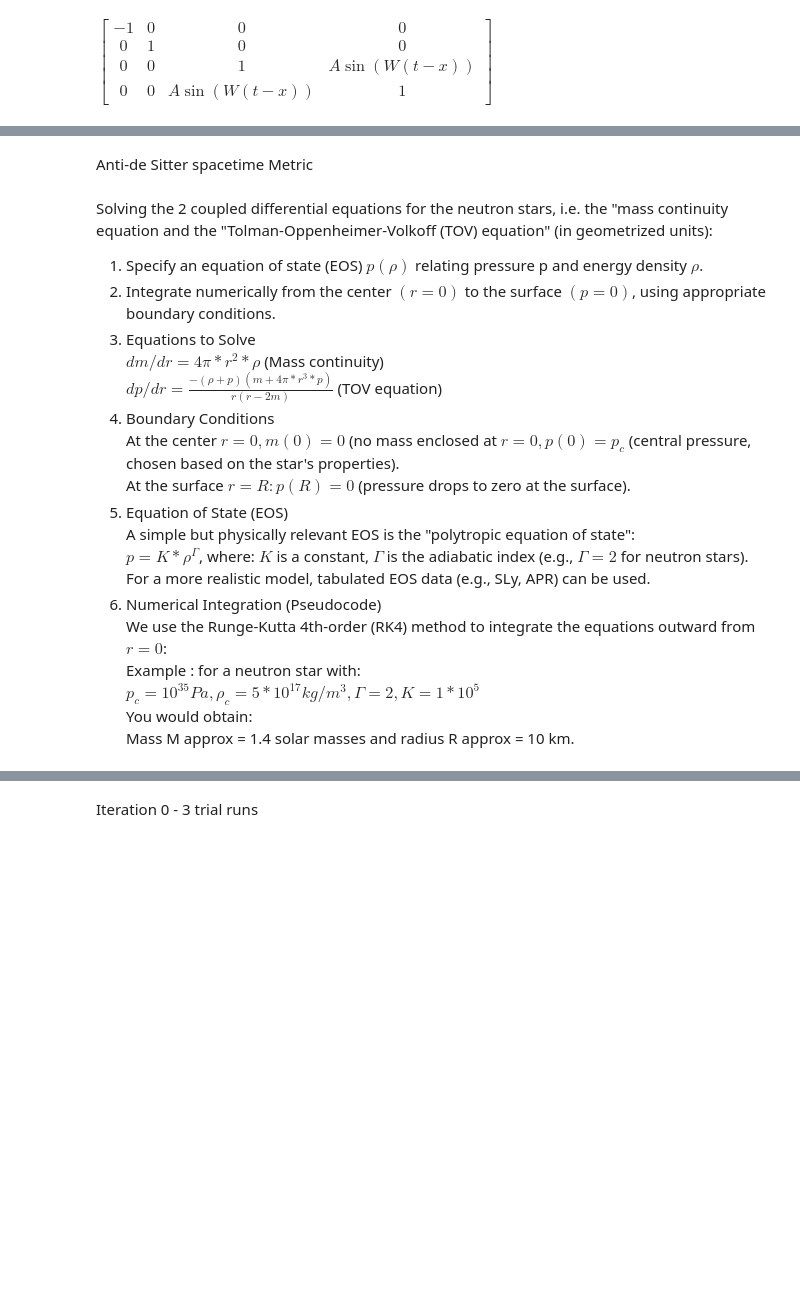
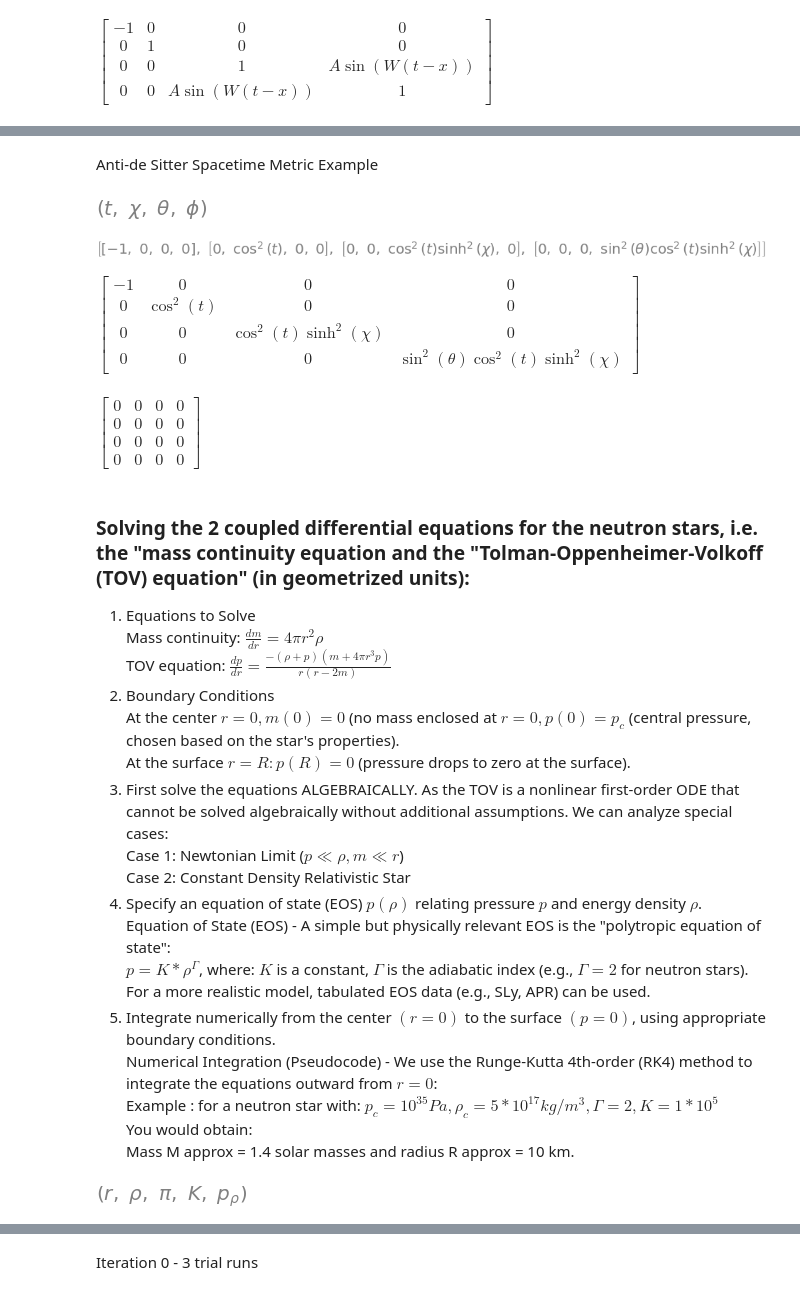
Before and after one commit to raywkhon/PyAstro, a Jupyter notebook: EinsteinPy.ipynb, the cells around one changed output, grey strips where cells are left out. Cells and saved outputs as stored; diff of their text form; code cells hidden in the pictures; blank space fills up the shorter version.

```diff
--- a/EinsteinPy.ipynb
+++ b/EinsteinPy.ipynb
@@ -34,2 +79,2 @@ import scipy as sp
 # %% [markdown]
-Anti-de Sitter spacetime Metric
+Anti-de Sitter Spacetime Metric Example
@@ -45,20 +81,55 @@ einst.tensor() # Output:  Einstein Tensor
+# %%
+syms = sympy.symbols("t chi theta phi")
+t, ch, th, ph = syms
+syms
+# %% [output]
+[figure, added]
+# %%
+m = sympy.diag(-1, cos(t) ** 2, cos(t) ** 2 * sinh(ch) ** 2, cos(t) ** 2 * sinh(ch) ** 2 * sin(th) ** 2).tolist()
+m
+# %% [output]
+[figure, added]
+# %%
+metric = MetricTensor(m, syms)
+metric.tensor() # Input - metric tensor
+# %% [output]
+$\displaystyle \left[\begin{matrix}-1 & 0 & 0 & 0\\0 & \cos^{2}{\left(t \right)} & 0 & 0\\0 & 0 & \cos^{2}{\left(t \right)} \sinh^{2}{\left(\chi \right)} & 0\\0 & 0 & 0 & \sin^{2}{\left(\theta \right)} \cos^{2}{\left(t \right)} \sinh^{2}{\left(\chi \right)}\end{matrix}\right]$
+# %%
+einst = EinsteinTensor.from_metric(metric) # Calculate the Einstein Tensor (with both indices covariant)
+einst.tensor() # Output:  Einstein Tensor
+# %% [output]
+$\displaystyle \left[\begin{matrix}0 & 0 & 0 & 0\\0 & 0 & 0 & 0\\0 & 0 & 0 & 0\\0 & 0 & 0 & 0\end{matrix}\right]$
 # %% [markdown]
-Solving the 2 coupled differential equations for the neutron stars, i.e. the "mass continuity equation and the "Tolman-Oppenheimer-Volkoff (TOV) equation" (in geometrized units):<br>
-1. Specify an equation of state (EOS) $p(\rho)$ relating pressure p and energy density $\rho$.<br>
-2. Integrate numerically from the center $(r = 0)$ to the surface $(p = 0)$, using appropriate boundary conditions.<br>
-3. Equations to Solve<br>
-$dm/dr = 4\pi*r^2*\rho$ (Mass continuity)<br>
-$dp/dr = \frac{-(\rho + p)(m + 4\pi*r^3*p)}{r(r - 2m)}$ (TOV equation)<br>
-4. Boundary Conditions<br>
+### Solving the 2 coupled differential equations for the neutron stars, i.e. the "mass continuity equation and the "Tolman-Oppenheimer-Volkoff (TOV) equation" (in geometrized units):<br>
+1. Equations to Solve<br>
+Mass continuity: $\frac{dm}{dr} = 4\pi r^2\rho$ <br>
+TOV equation: $\frac{dp}{dr} = \frac{-(\rho + p)(m + 4\pi r^3 p)}{r(r - 2m)}$ <br>
+2. Boundary Conditions<br>
 At the center $r = 0, m(0) = 0$ (no mass enclosed at $r = 0, p(0) = p_c$ (central pressure, chosen based on the star's properties).<br>
 At the surface $r = R: p(R) = 0$ (pressure drops to zero at the surface).<br>
-5. Equation of State (EOS)<br>
-A simple but physically relevant EOS is the "polytropic equation of state":<br>
+3. First solve the equations ALGEBRAICALLY. As the TOV is a nonlinear first-order ODE that cannot be solved algebraically without additional assumptions. We can analyze special cases: <br>
+Case 1: Newtonian Limit ($p≪\rho, m≪r$)<br>
+Case 2: Constant Density Relativistic Star<br>
+4. Specify an equation of state (EOS) $p(\rho)$ relating pressure $p$ and energy density $\rho$.<br>
+Equation of State (EOS) - A simple but physically relevant EOS is the "polytropic equation of state":<br>
 $p = K*\rho^\Gamma$, where: $K$ is a constant, $\Gamma$ is the adiabatic index (e.g., $\Gamma = 2$ for neutron stars).<br>
 For a more realistic model, tabulated EOS data (e.g., SLy, APR) can be used.
-6. Numerical Integration (Pseudocode)<br>
-We use the Runge-Kutta 4th-order (RK4) method to integrate the equations outward from $r = 0$:<br>
-Example : for a neutron star with:<br>
-$p_c = 10^{35} Pa, \rho_c = 5 * 10^{17} kg/m^3, \Gamma = 2, K = 1 * 10^5$<br>
+5. Integrate numerically from the center $(r = 0)$ to the surface $(p = 0)$, using appropriate boundary conditions.<br>
+Numerical Integration (Pseudocode) - We use the Runge-Kutta 4th-order (RK4) method to integrate the equations outward from $r = 0$:<br>
+Example : for a neutron star with: $p_c = 10^{35} Pa, \rho_c = 5 * 10^{17} kg/m^3, \Gamma = 2, K = 1 * 10^5$<br>
 You would obtain:<br>
 Mass M approx = 1.4 solar masses and radius R approx = 10 km.<br>
+# %%
+import sympy
+import scipy as sp
+from sympy import symbols, Eq, Function, dsolve, solve, Derivative, checkodesol
+from sympy import init_session
+# from sympy.abc import r, rho, pi, K,  m, p
+from sympy import init_printing
+init_printing() # initializethe best printing format
+m = Function('m')
+p = Function('p')
+r, rho, pi, K, p_rho = sympy.symbols("r rho pi K p_rho")
+r, rho, pi, K, p_rho
+# %% [output]
+[figure, added]
```
Also changed, not shown: parts of 57 cells of this notebook, 10 other files.
